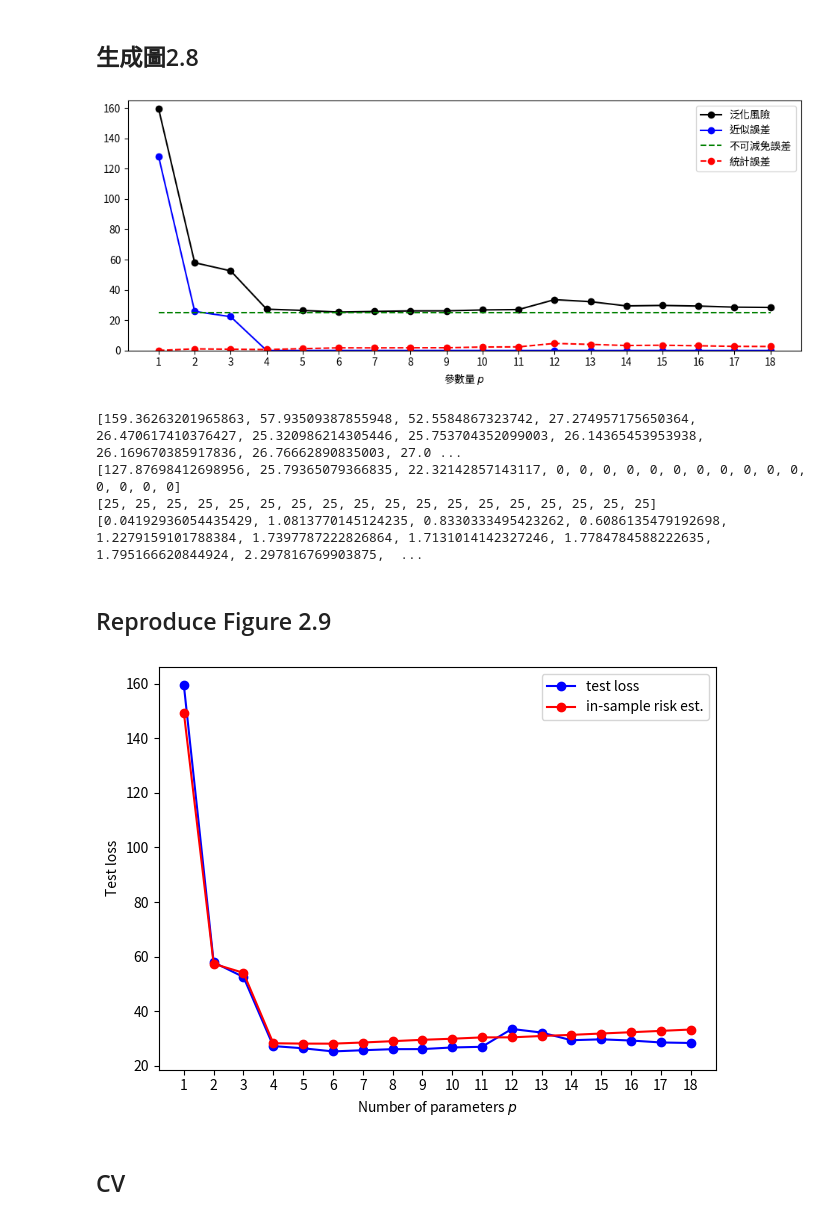
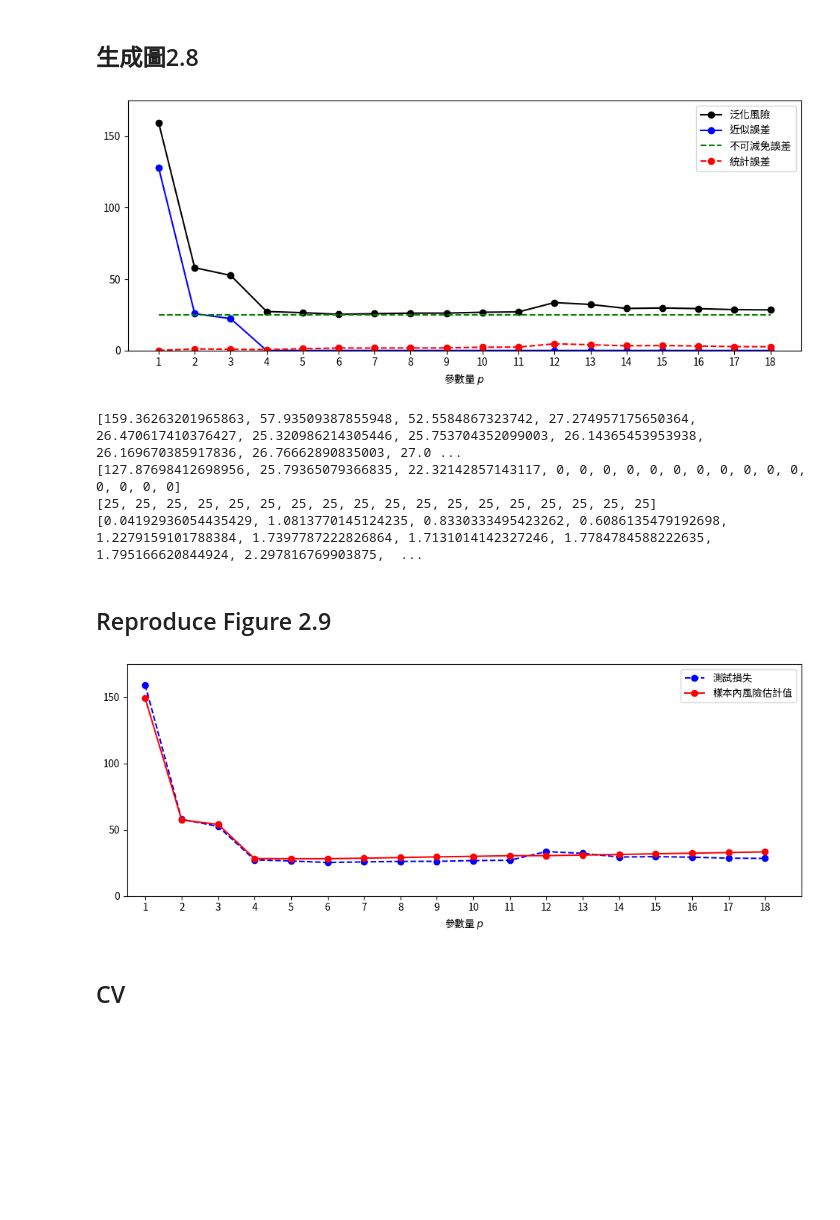
Before and after one commit to gnitnaw/Programs, a Jupyter notebook: Chapter2/DSML_Polynomial_Regression_TW.ipynb, the cells around one changed output. Cells and saved outputs as stored; diff of their text form; code cells hidden in the pictures; blank space fills up the shorter version.

```diff
--- a/Chapter2/DSML_Polynomial_Regression_TW.ipynb
+++ b/Chapter2/DSML_Polynomial_Regression_TW.ipynb
@@ -225,7 +225,8 @@ line4 = plt.plot(p_range, stat_loss, 'ro--', label = '統計誤差')
 plt.legend()
 plt.xticks(ticks=p_range)
 plt.xlabel('參數量 $p$')
-plt.ylim(0,165)
+plt.yticks(np.arange(0, 160, step=50))
+plt.ylim(0,175)
 plt.tight_layout()
 fig.set_size_inches(10, 4)
 plt.savefig('MSEpy.pdf',format='pdf')
@@ -236,7 +237,7 @@ print(irredu_loss)
 print(stat_loss)
 # %%%%%%%%%%%%%%%%%%%%%%%%%%%%%%%%%%%%%%%%%
 # %% [output]
-[figure, old version]
+[figure, new version]
 [159.36263201965863, 57.93509387855948, 52.5584867323742, 27.274957175650364, 26.470617410376427, 25.320986214305446, 25.753704352099003, 26.14365453953938, 26.169670385917836, 26.76662890835003, 27.0 ...
 [127.87698412698956, 25.79365079366835, 22.32142857143117, 0, 0, 0, 0, 0, 0, 0, 0, 0, 0, 0, 0, 0, 0, 0]
 [25, 25, 25, 25, 25, 25, 25, 25, 25, 25, 25, 25, 25, 25, 25, 25, 25, 25]
@@ -246,21 +247,26 @@ print(stat_loss)
 # %%
 inSampleRisk = []
 for p in p_range:
   inSampleRisk.append(2*sig*sig*p/n+trainloss[p-1])
 
 # %%%%%%%%%%%%%%%%%%%%%%%%%%%%%%%%%%%%%%%%%
-line1 = plt.plot(p_range, MSE, 'bo-', label = 'test loss')
-line2 = plt.plot(p_range, inSampleRisk, 'ro-', label = 'in-sample risk est.')
+fig = plt.figure()
+line1 = plt.plot(p_range, MSE, 'bo--', label = '測試損失')
+line2 = plt.plot(p_range, inSampleRisk, 'ro-', label = '樣本內風險估計值')
 plt.legend()
 plt.xticks(ticks=p_range)
-plt.xlabel('Number of parameters $p$')
-plt.ylabel('Test loss')
+plt.xlabel('參數量 $p$')
+#plt.ylabel('測試損失')
+plt.yticks(np.arange(0, 160, step=50))
+plt.ylim(0,175)
+plt.xlim(0.5,19)
+fig.set_size_inches(10, 4)
 plt.tight_layout()
-plt.savefig('MSEpy.pdf',format='pdf')
+plt.savefig('InSampleRisk.pdf',format='pdf')
 plt.show()
 # %%%%%%%%%%%%%%%%%%%%%%%%%%%%%%%%%%%%%%%%%
 # %% [output]
-[figure, old version]
+[figure, new version]
 # %% [markdown]
 ## CV
 # %%
```
